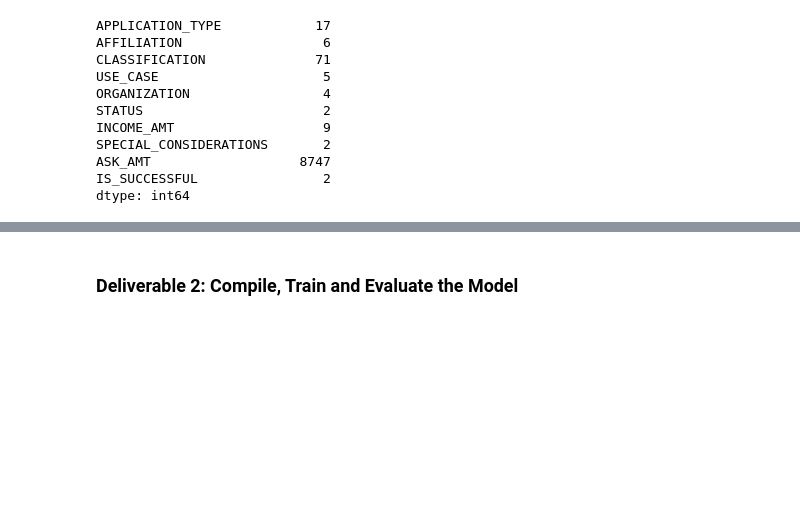
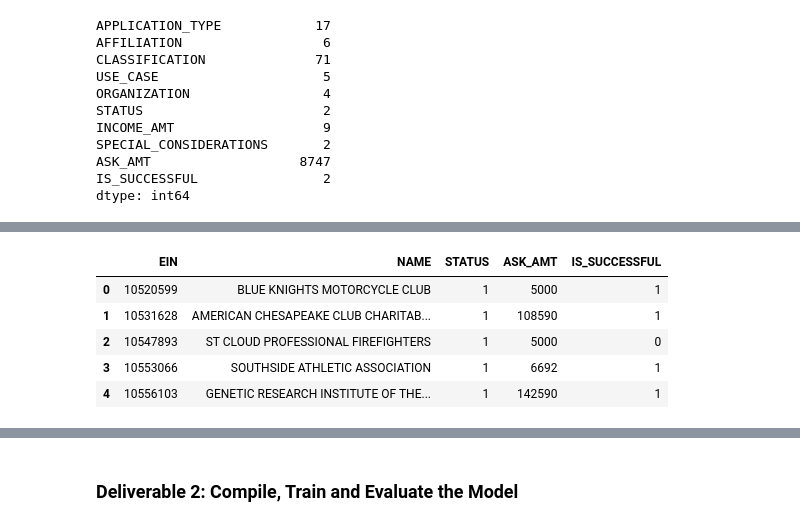
Before and after one commit to twmathieu/Neural_Network_Charity_Analysis, a Jupyter notebook: AlphabetSoupCharity.ipynb, the cells around one changed output, grey strips where cells are left out. Cells and saved outputs as stored; diff of their text form; code cells hidden in the pictures; blank space fills up the shorter version.

```diff
--- a/AlphabetSoupCharity.ipynb
+++ b/AlphabetSoupCharity.ipynb
@@ -160 +158,13 @@ encode_df.head()
+# %%
+# Merge one-hot encoded features and drop the originals
+merge_df = application_df.merge(encode_df,left_index=True,right_index=True)
+merge_df = application_df.drop(["APPLICATION_TYPE","AFFILIATION","CLASSIFICATION","USE_CASE","ORGANIZATION","INCOME_AMT","SPECIAL_CONSIDERATIONS"],1)
+merge_df.head()
+# %% [output]
+|  | EIN | NAME | STATUS | ASK_AMT | IS_SUCCESSFUL |
+| 0 | 10520599 | BLUE KNIGHTS MOTORCYCLE CLUB | 1 | 5000 | 1 |
+| 1 | 10531628 | AMERICAN CHESAPEAKE CLUB CHARITAB... | 1 | 108590 | 1 |
+| 2 | 10547893 | ST CLOUD PROFESSIONAL FIREFIGHTERS | 1 | 5000 | 0 |
+| 3 | 10553066 | SOUTHSIDE ATHLETIC ASSOCIATION | 1 | 6692 | 1 |
+| 4 | 10556103 | GENETIC RESEARCH INSTITUTE OF THE... | 1 | 142590 | 1 |
 # %%
```
Also changed, not shown: parts of 20 cells of this notebook, 7 other files.
